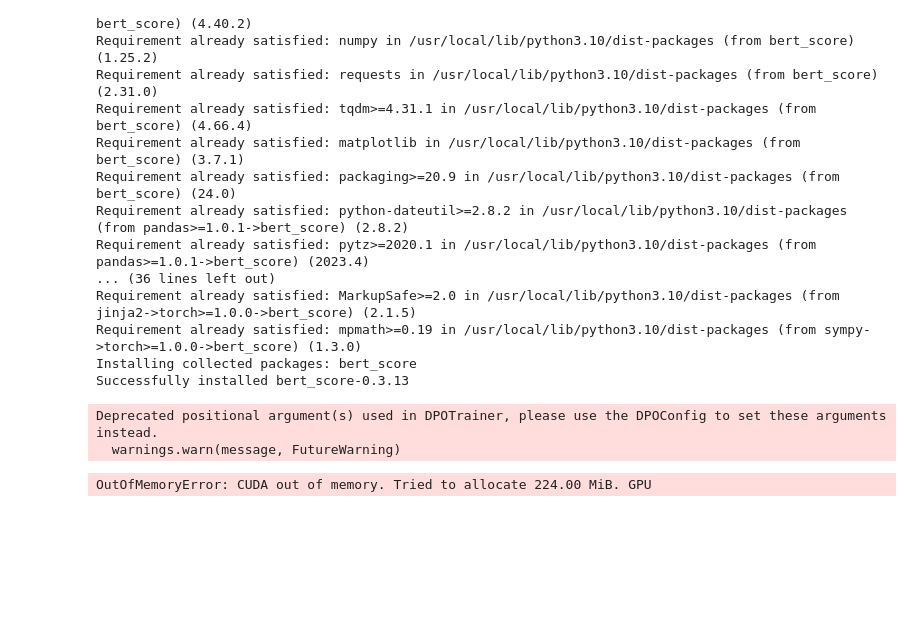
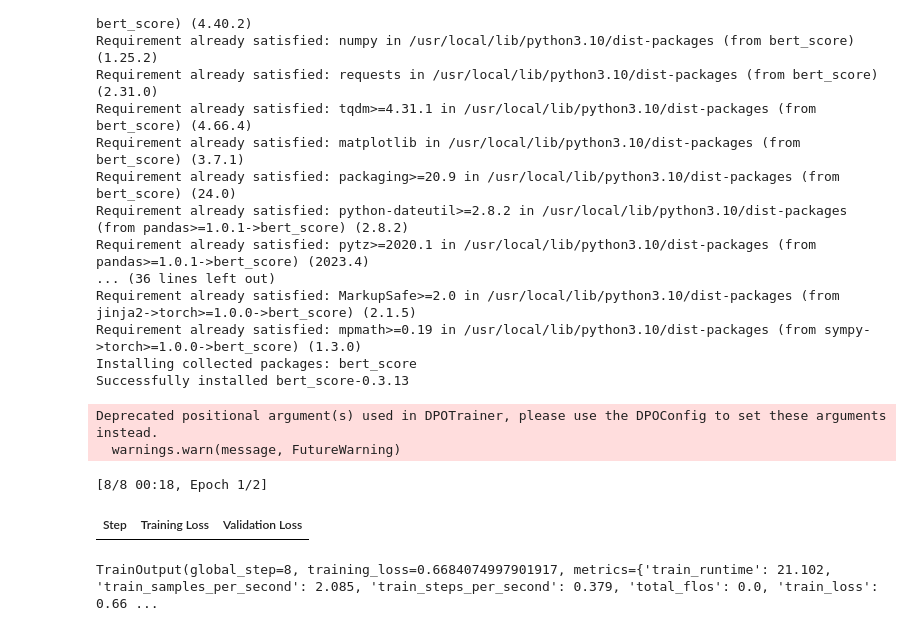
Before and after one commit to mimimamalah/educational-chatbot-TA-meister, a Jupyter notebook: Training.ipynb, the cells around one changed output. Cells and saved outputs as stored; diff of their text form; code cells hidden in the pictures; blank space fills up the shorter version.

Commit message:
added DPO training files using the hugging face trainer

```diff
--- a/Training.ipynb
+++ b/Training.ipynb
@@ -80,2 +94,2 @@ bnb_config = BitsAndBytesConfig(
 # %%
-loaded_model = AutoModelForCausalLM.from_pretrained(model_id)
+#loaded_model = AutoModelForCausalLM.from_pretrained(model_id)
@@ -98,7 +133,7 @@ tokenizer.pad_token = tokenizer.eos_token
 #tokenizer = AutoTokenizer.from_pretrained(checkpoint_dir)
 # %%
 from datasets import load_dataset
-train_dataset = load_dataset('json', data_files='datasets/dpo_preference_example.jsonl',split='train').train_test_split(test_size=0.35)
+train_dataset = load_dataset('json', data_files='datasets/dpo_preference_example.jsonl',split='train').train_test_split(test_size=0.05)
 train_dataset = train_dataset['test']
 eval_dataset = load_dataset('json', data_files='datasets/dpo_preference_example.jsonl',split='train').train_test_split(test_size=0.002)
 eval_dataset = eval_dataset['test']
@@ -127,10 +162,26 @@ Installing collected packages: shtab, tyro, trl
 Successfully installed shtab-1.7.1 trl-0.8.7.dev0 tyro-0.8.4
 # %%
 from trl import DPOConfig, DPOTrainer
+from peft import LoraConfig, get_peft_model
+tokenizer.pad_token = tokenizer.eos_token
+
+peft_config = LoraConfig(
+    r=32,
+    lora_alpha=16,
+    lora_dropout=0.05,
+    bias="none",
+    task_type="CAUSAL_LM",
+    target_modules=["q_proj",
+            "k_proj",
+            "v_proj",
+            "o_proj"],
+)
 
 args = DPOConfig(
-    output_dir="checkpoints",             # directory to save and repository id
-    num_train_epochs=1,                     # number of training epochs
+    output_dir="checkpoints",
+    evaluation_strategy="steps",
+    save_strategy="steps",
+    num_train_epochs=2,                     # number of training epochs
     per_device_train_batch_size=1,         # batch size per device during training
     per_device_eval_batch_size=1,           # batch size for evaluation
     gradient_accumulation_steps=5,          # number of steps before performing a backward/update pass
@@ -140,15 +191,20 @@ args = DPOConfig(
     max_grad_norm=0.3,                      # max gradient norm based on QLoRA paper
     warmup_ratio=0.1,                       # warmup ratio based on QLoRA paper
     lr_scheduler_type="cosine",             # use cosine learning rate scheduler
-    logging_steps=25,                       # log every 25 steps
-    save_steps=400,                         # when to save checkpoint
+    logging_steps=10,                       # log every 25 steps
+    save_steps=500,                         # when to save checkpoint
     save_total_limit=2,                     # limit the total amount of checkpoints
-    evaluation_strategy="steps",            # evaluate every 1000 steps
-    eval_steps=700,                         # when to evaluate
+    weight_decay=0.01,
+    eval_steps=500,                         # when to evaluate
     bf16=True,                              # use bfloat16 precision
     tf32=True,                              # use tf32 precision
+    logging_dir=f"./logs",  # TensorBoard logging directory
     push_to_hub=False,                      # push model to hub
     report_to="tensorboard",                # report metrics to tensorboard
+    load_best_model_at_end=True,  # Load the best model at the end of training
+    metric_for_best_model="loss",  # 'loss' for simplicity
+    greater_is_better=False,  # False for loss, True for accuracy, etc.
+
 )
 # %%
 dpo_args = {
@@ -179,25 +235,27 @@ Requirement already satisfied: mpmath>=0.19 in /usr/local/lib/python3.10/dist-pa
 Installing collected packages: bert_score
 Successfully installed bert_score-0.3.13
 # %%
-from evaluate_bert import BERTScoreEvaluator
+#from evaluate_bert import BERTScoreEvaluator
 
 trainer = DPOTrainer(
-    base_model,
+    loaded_model,
     ref_model=None, # set to none since we use peft
     peft_config=peft_config,
     args=args,
     train_dataset=train_dataset,
     eval_dataset=eval_dataset,
     tokenizer=tokenizer,
     max_length=max_seq_length,
     max_prompt_length=prompt_length,
     beta=dpo_args["beta"],
     loss_type=dpo_args["loss_type"],
-    callbacks=[BERTScoreEvaluator(tokenizer)] # need to write the evaluator
+    #callbacks=[BERTScoreEvaluator(tokenizer)] # need to write the evaluator
 )
 
 trainer.train()
 # %% [output]
 Deprecated positional argument(s) used in DPOTrainer, please use the DPOConfig to set these arguments instead.
   warnings.warn(message, FutureWarning)
-OutOfMemoryError: CUDA out of memory. Tried to allocate 224.00 MiB. GPU
+[8/8 00:18, Epoch 1/2]
+| Step | Training Loss | Validation Loss |
+TrainOutput(global_step=8, training_loss=0.6684074997901917, metrics={'train_runtime': 21.102, 'train_samples_per_second': 2.085, 'train_steps_per_second': 0.379, 'total_flos': 0.0, 'train_loss': 0.66 ...
```
Also changed, not shown: parts of 11 cells of this notebook, 2 other files.
